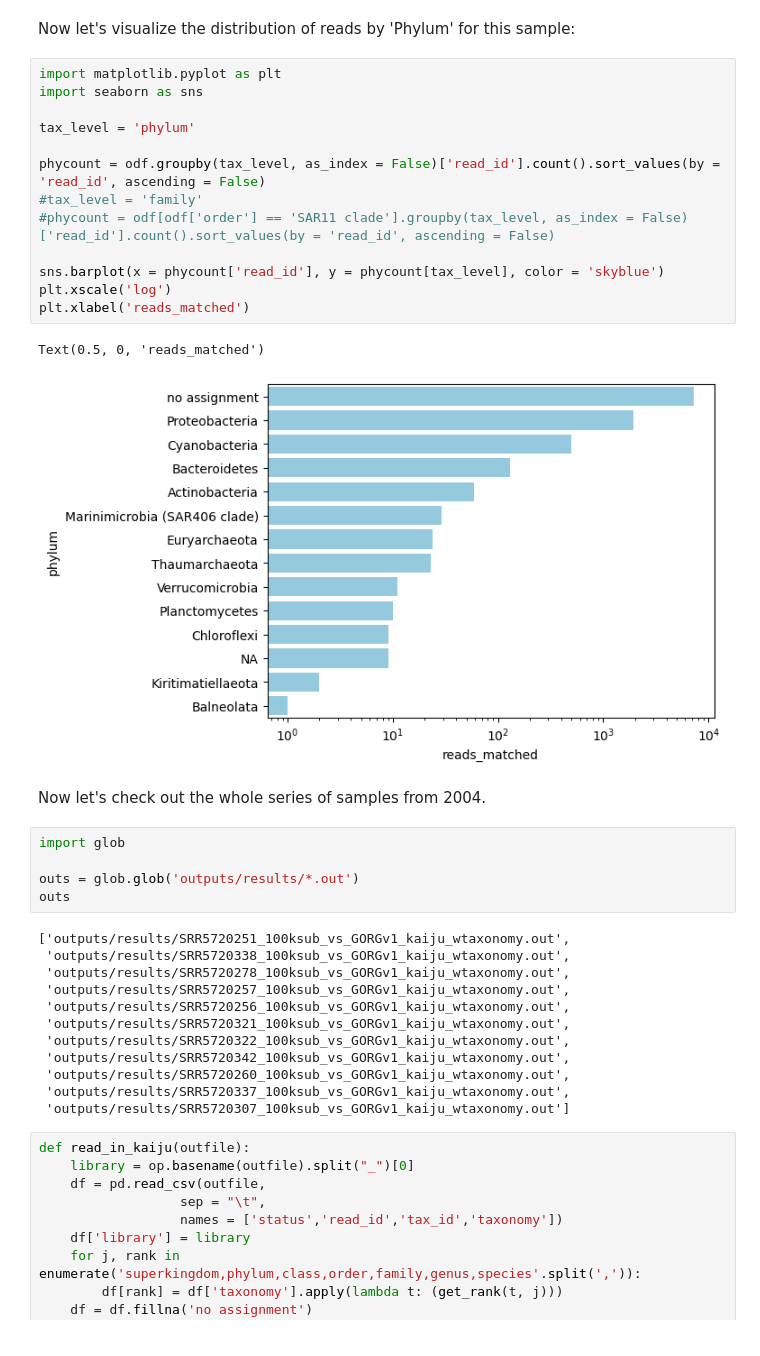
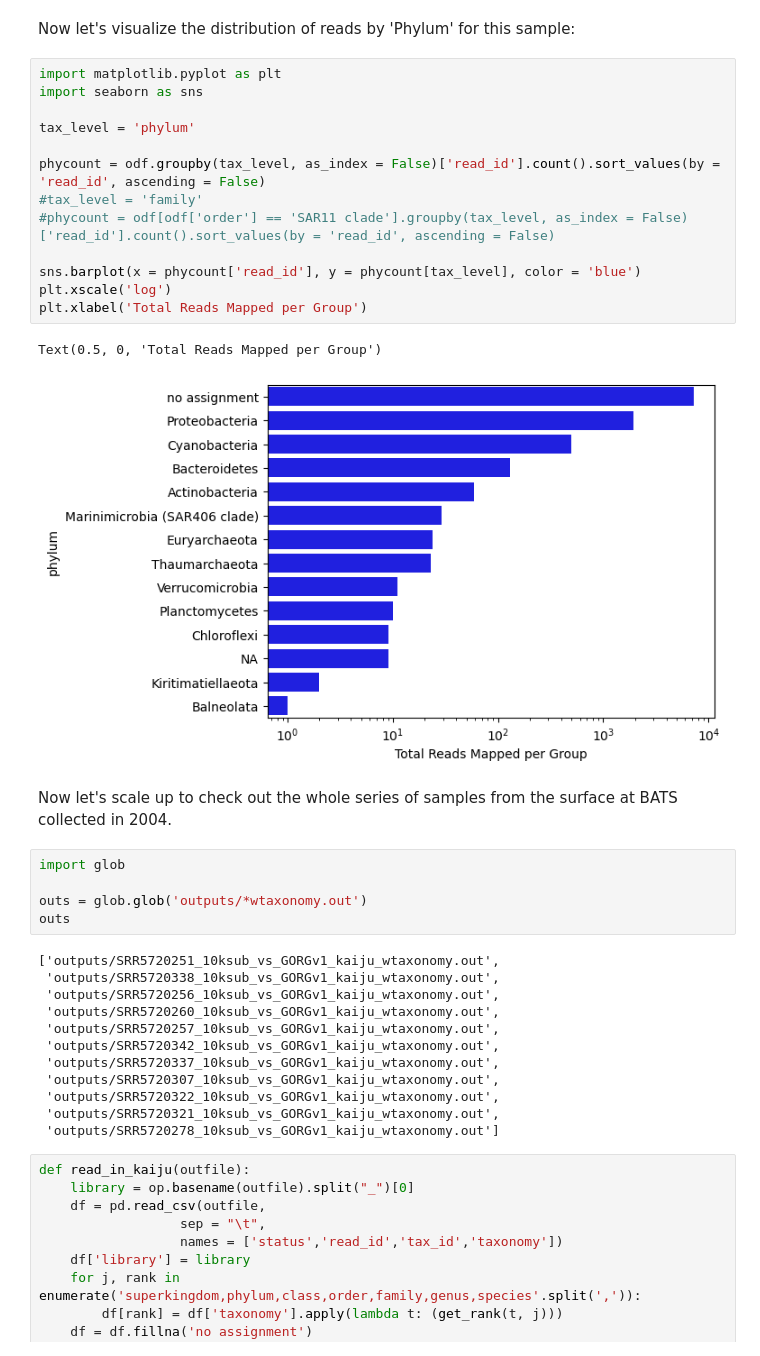
Before and after one commit to juliambrosman/ohw23_metagenomics_tutorial, a Jupyter notebook: OHW_omics_lesson.ipynb, the cells around one changed output. Drawn from its saved outputs; the diff is of its cells as text.

```diff
--- a/OHW_omics_lesson.ipynb
+++ b/OHW_omics_lesson.ipynb
@@ -323,38 +330,38 @@ Now let's visualize the distribution of reads by 'Phylum' for this sample:
 # %%
 import matplotlib.pyplot as plt
 import seaborn as sns
 
 tax_level = 'phylum'
 
 phycount = odf.groupby(tax_level, as_index = False)['read_id'].count().sort_values(by = 'read_id', ascending = False)
 #tax_level = 'family'
 #phycount = odf[odf['order'] == 'SAR11 clade'].groupby(tax_level, as_index = False)['read_id'].count().sort_values(by = 'read_id', ascending = False)
 
-sns.barplot(x = phycount['read_id'], y = phycount[tax_level], color = 'skyblue')
+sns.barplot(x = phycount['read_id'], y = phycount[tax_level], color = 'blue')
 plt.xscale('log')
-plt.xlabel('reads_matched')
+plt.xlabel('Total Reads Mapped per Group')
 # %% [output]
-Text(0.5, 0, 'reads_matched')
+Text(0.5, 0, 'Total Reads Mapped per Group')
-[figure, old version]
+[figure, new version]
 # %% [markdown]
-Now let's check out the whole series of samples from 2004.
+Now let's scale up to check out the whole series of samples from the surface at BATS collected in 2004.
 # %%
 import glob
 
-outs = glob.glob('outputs/results/*.out')
+outs = glob.glob('outputs/*wtaxonomy.out')
 outs
 # %% [output]
-['outputs/results/SRR5720251_100ksub_vs_GORGv1_kaiju_wtaxonomy.out',
- 'outputs/results/SRR5720338_100ksub_vs_GORGv1_kaiju_wtaxonomy.out',
- 'outputs/results/SRR5720278_100ksub_vs_GORGv1_kaiju_wtaxonomy.out',
- 'outputs/results/SRR5720257_100ksub_vs_GORGv1_kaiju_wtaxonomy.out',
- 'outputs/results/SRR5720256_100ksub_vs_GORGv1_kaiju_wtaxonomy.out',
- 'outputs/results/SRR5720321_100ksub_vs_GORGv1_kaiju_wtaxonomy.out',
- 'outputs/results/SRR5720322_100ksub_vs_GORGv1_kaiju_wtaxonomy.out',
- 'outputs/results/SRR5720342_100ksub_vs_GORGv1_kaiju_wtaxonomy.out',
- 'outputs/results/SRR5720260_100ksub_vs_GORGv1_kaiju_wtaxonomy.out',
- 'outputs/results/SRR5720337_100ksub_vs_GORGv1_kaiju_wtaxonomy.out',
- 'outputs/results/SRR5720307_100ksub_vs_GORGv1_kaiju_wtaxonomy.out']
+['outputs/SRR5720251_10ksub_vs_GORGv1_kaiju_wtaxonomy.out',
+ 'outputs/SRR5720338_10ksub_vs_GORGv1_kaiju_wtaxonomy.out',
+ 'outputs/SRR5720256_10ksub_vs_GORGv1_kaiju_wtaxonomy.out',
+ 'outputs/SRR5720260_10ksub_vs_GORGv1_kaiju_wtaxonomy.out',
+ 'outputs/SRR5720257_10ksub_vs_GORGv1_kaiju_wtaxonomy.out',
+ 'outputs/SRR5720342_10ksub_vs_GORGv1_kaiju_wtaxonomy.out',
+ 'outputs/SRR5720337_10ksub_vs_GORGv1_kaiju_wtaxonomy.out',
+ 'outputs/SRR5720307_10ksub_vs_GORGv1_kaiju_wtaxonomy.out',
+ 'outputs/SRR5720322_10ksub_vs_GORGv1_kaiju_wtaxonomy.out',
+ 'outputs/SRR5720321_10ksub_vs_GORGv1_kaiju_wtaxonomy.out',
+ 'outputs/SRR5720278_10ksub_vs_GORGv1_kaiju_wtaxonomy.out']
 # %%
 def read_in_kaiju(outfile):
     library = op.basename(outfile).split("_")[0]
```
Also changed, not shown: parts of 17 cells of this notebook, 1 other file.
